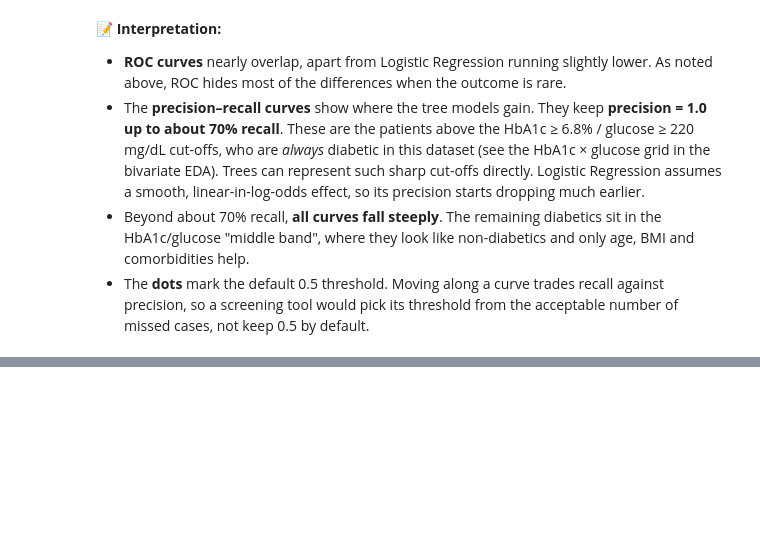
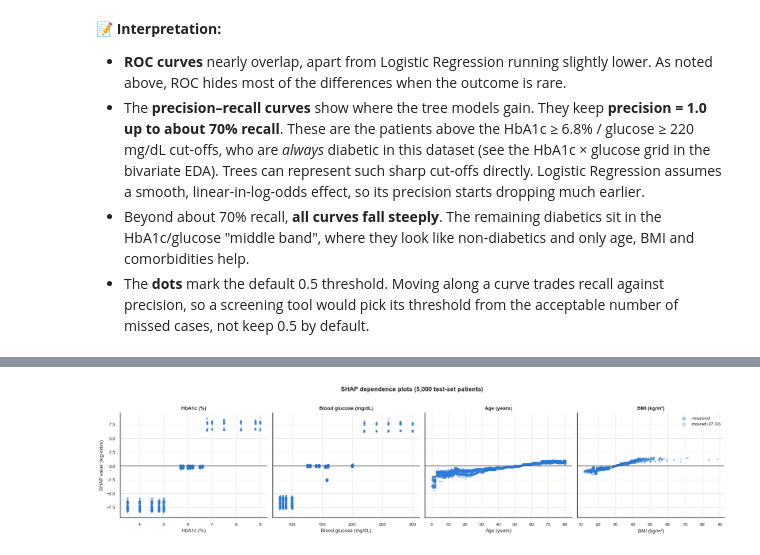
Before and after one commit to Aaminvh/Diabetes-prediction, a Jupyter notebook: Notebook/analysis.ipynb, the cells around one changed output, grey strips where cells are left out. Cells and saved outputs as stored; diff of their text form; code cells hidden in the pictures; blank space fills up the shorter version.

```diff
--- a/Notebook/analysis.ipynb
+++ b/Notebook/analysis.ipynb
@@ -1379,0 +1677,25 @@ plt.show()
+# %%
+# Dependence plots: how the contribution of each continuous feature changes with its value
+fig, axes = plt.subplots(1, 4, figsize=(17, 4), sharey=True)
+dep_labels = {"HbA1c_level": "HbA1c (%)", "blood_glucose_level": "Blood glucose (mg/dL)",
+              "age": "Age (years)", "bmi": "BMI (kg/m²)"}
+for ax, (f, label) in zip(axes, dep_labels.items()):
+    x = shap_sample[f]
+    jitter = rng.uniform(-0.04, 0.04, len(x)) * (x.max() - x.min()) / 10   # spread the discrete HbA1c/glucose levels
+    if f == "bmi":
+        imp = shap_sample["bmi_imputed"] == 1
+        ax.scatter(x[~imp], shap_df.loc[~imp, f], s=4, alpha=0.4, color="#2a78d6", label="measured", rasterized=True)
+        ax.scatter(x[imp], shap_df.loc[imp, f], s=4, alpha=0.4, color=MUTED, label="imputed (27.32)", rasterized=True)
+        ax.legend(frameon=False, fontsize=8, markerscale=3)
+    else:
+        ax.scatter(x + jitter, shap_df[f], s=4, alpha=0.4, color="#2a78d6", rasterized=True)
+    ax.axhline(0, color="#52514e", lw=0.8)
+    ax.set(title=label, xlabel=label)
+    ax.spines[["top", "right"]].set_visible(False)
+    ax.grid(True, color="#e6e5e1", linewidth=0.8)
+axes[0].set_ylabel("SHAP value (log-odds)")
+fig.suptitle("SHAP dependence plots (5,000 test-set patients)", fontsize=12, fontweight="bold", y=1.02)
+plt.tight_layout()
+plt.show()
+# %% [output]
+[figure, added]
```
Also changed, not shown: parts of 21 cells of this notebook.
